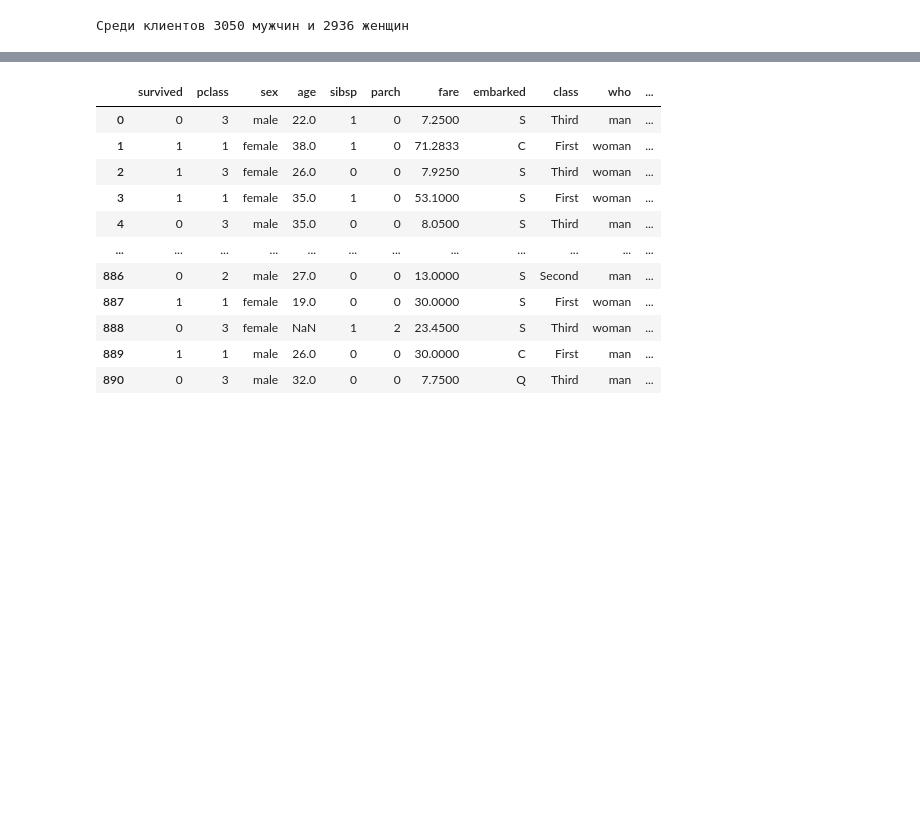
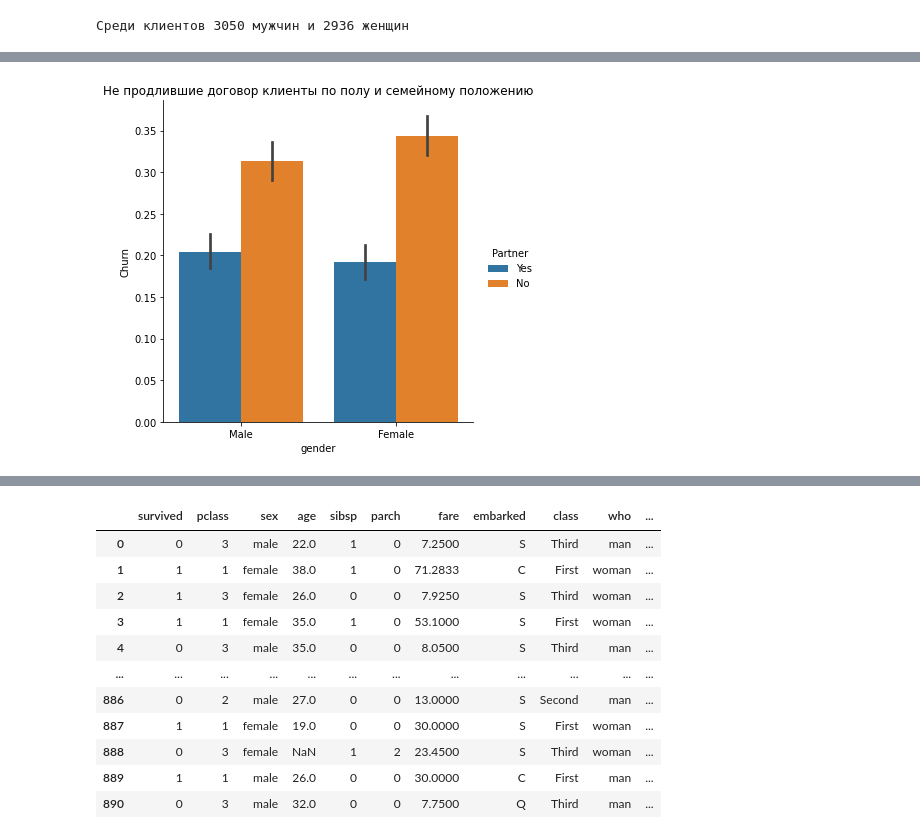
Before and after one commit to ddmitry80/ds_coursework_ml_beginner, a Jupyter notebook: Coursework_ML.ipynb, the cells around one changed output, grey strips where cells are left out. Saved outputs shown, nothing was run; the diff lists cells and outputs as text; code cells hidden in the pictures; blank space fills up the shorter version.

```diff
--- a/Coursework_ML.ipynb
+++ b/Coursework_ML.ipynb
@@ -133 +183,6 @@ SyntaxError: invalid syntax (<ipython-input-57-3f50b064e76d>, line 1)
+# %%
+ax = sns.catplot(x='gender', y='Churn', hue='Partner', kind='bar', data=telecom_users)
+ax.set(title='Не продлившие договор клиенты по полу и семейному положению');
+# %% [output]
+[figure, added]
 # %%
```
Also changed, not shown: parts of 26 cells of this notebook.
